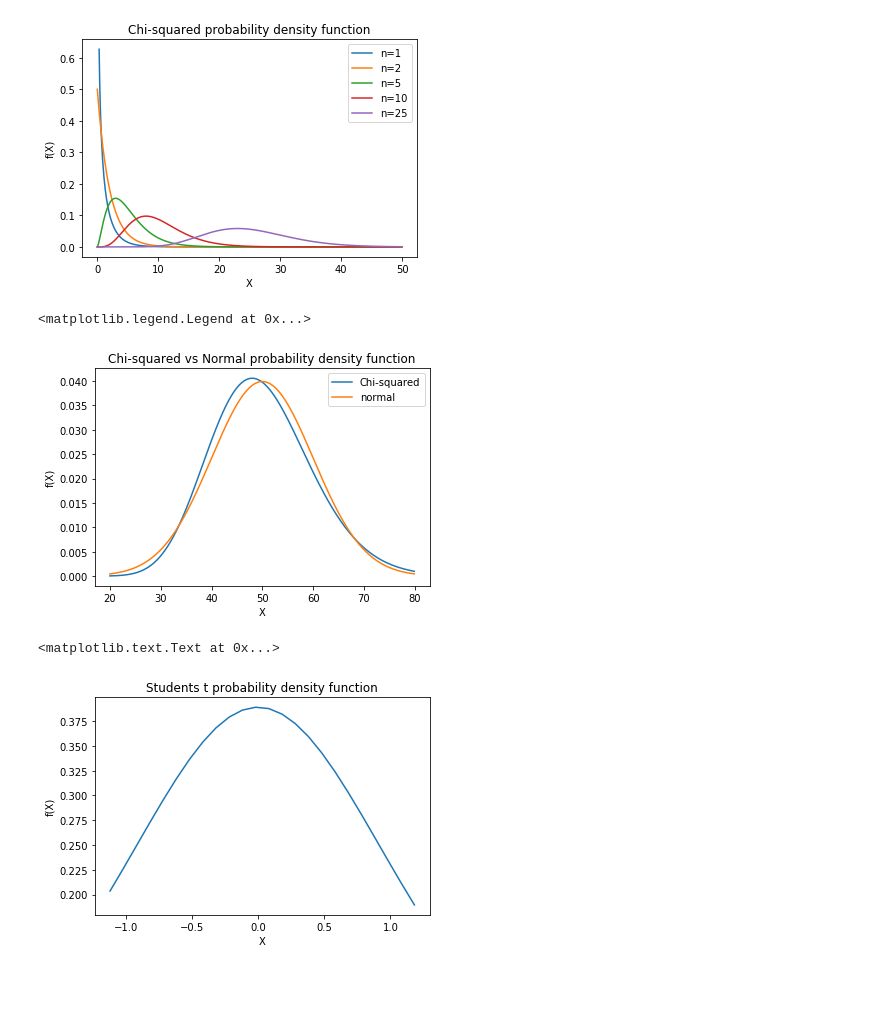
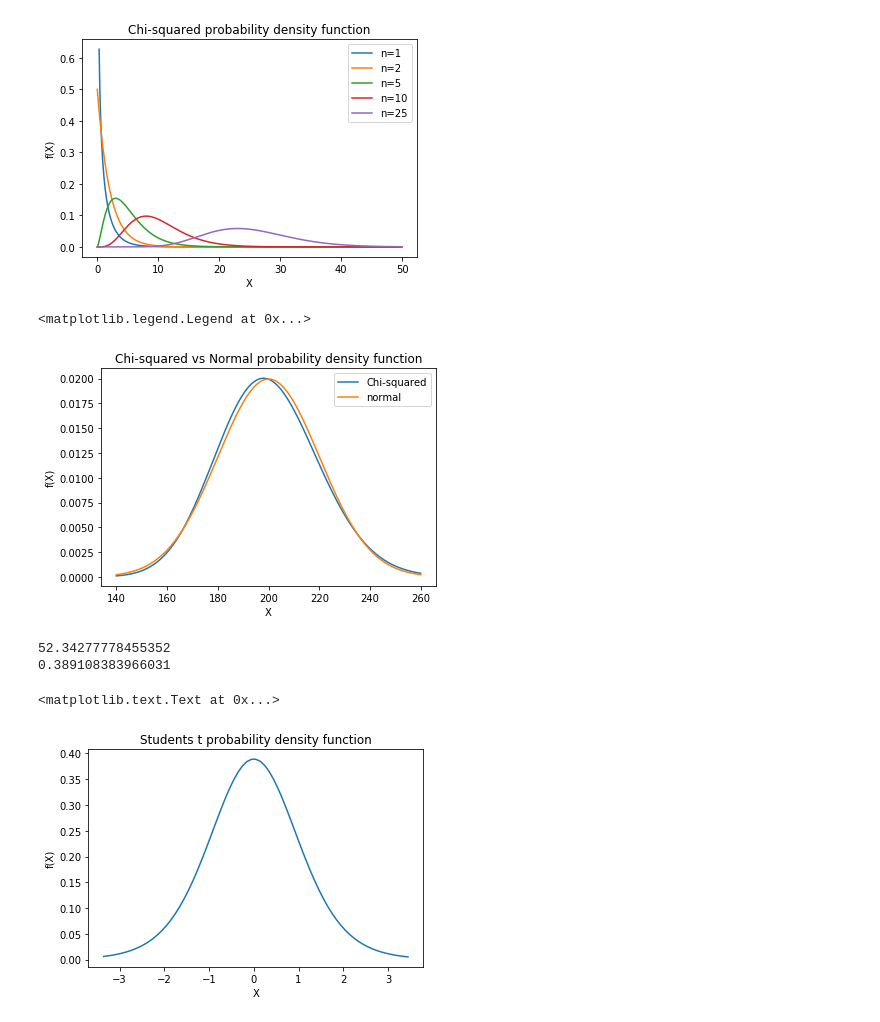
Before and after one commit to Abhinav-Rijal/Statistics, a Jupyter notebook: Probability distributions.ipynb, the cells around one changed output. Cells and saved outputs as stored; diff of their text form; code cells hidden in the pictures; blank space fills up the shorter version.

```diff
--- a/Probability distributions.ipynb
+++ b/Probability distributions.ipynb
@@ -458,7 +458,7 @@ plt.legend()
 [figure]
 # %%
 #Chi-squared distribution approaching Normal distribution for n>30
-n=50
+n=200
 f_x=[]
 alpha=n/2
 beta=1/2
@@ -486,22 +486,26 @@ plt.title('Chi-squared vs Normal probability density function')
 plt.legend()
 # %% [output]
 <matplotlib.legend.Legend at 0x...>
-[figure, old version]
+[figure, new version]
 # %%
 #Student's t-distribution
-n=11
+n=11 #n>2
 nu=n-1
 f_x=[]
 
 k=1/(math.sqrt(nu)*math.gamma(1/2)*math.gamma(nu/2)/math.gamma(1/2+nu/2))
-x=np.arange(-math.sqrt(nu/(nu-2)),math.sqrt(nu/(nu-2))+0.1,0.1)
+print(math.gamma((1+nu)/2))
+print(k)
+x=np.arange(-3*math.sqrt(nu/(nu-2)),3*math.sqrt(nu/(nu-2))+0.1,0.1)
 for i in x:
-    f=k*1/(1+i**2/nu)**((1+nu)/2)
+    f=k/(1+i**2/nu)**((1+nu)/2)
     f_x.append(f)
 plt.plot(x,f_x)
 plt.xlabel('X')
 plt.ylabel('f(X)')
 plt.title('Students t probability density function')
 # %% [output]
-<matplotlib.text.Text at 0x...>
+52.34277778455352
+0.389108383966031
+<matplotlib.text.Text at 0x...>
-[figure, old version]
+[figure, new version]
```
Also changed, not shown: parts of 4 cells of this notebook.
